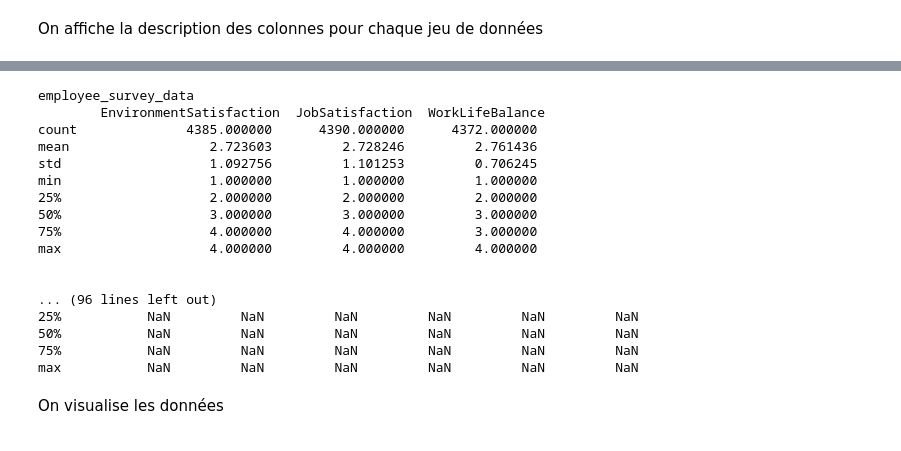
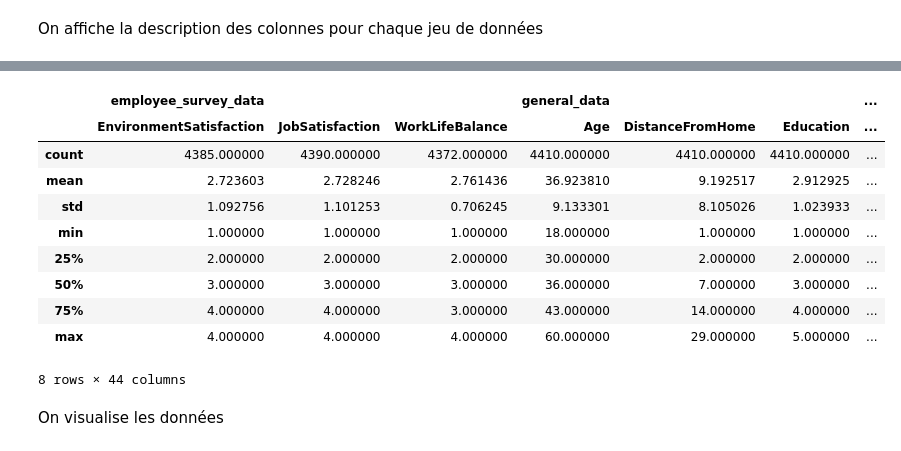
Before and after one commit to ArkaniosCesi/IA_project, a Jupyter notebook: Groupe2_IA.ipynb, the cells around one changed output, grey strips where cells are left out. Saved outputs shown, nothing was run; the diff lists cells and outputs as text; code cells hidden in the pictures.

```diff
--- a/Groupe2_IA.ipynb
+++ b/Groupe2_IA.ipynb
@@ -121,24 +118,17 @@ None
 # %%
-for key in data.keys():
-    print(key+'\n', data[key].describe(), "\n"*3)
+general_df.describe()
 # %% [output]
+|  | employee_survey_data |  |  | general_data |  |  | ... |
+|  | EnvironmentSatisfaction | JobSatisfaction | WorkLifeBalance | Age | DistanceFromHome | Education | ... |
+| count | 4385.000000 | 4390.000000 | 4372.000000 | 4410.000000 | 4410.000000 | 4410.000000 | ... |
+| mean | 2.723603 | 2.728246 | 2.761436 | 36.923810 | 9.192517 | 2.912925 | ... |
+| std | 1.092756 | 1.101253 | 0.706245 | 9.133301 | 8.105026 | 1.023933 | ... |
+| min | 1.000000 | 1.000000 | 1.000000 | 18.000000 | 1.000000 | 1.000000 | ... |
+| 25% | 2.000000 | 2.000000 | 2.000000 | 30.000000 | 2.000000 | 2.000000 | ... |
+| 50% | 3.000000 | 3.000000 | 3.000000 | 36.000000 | 7.000000 | 3.000000 | ... |
+| 75% | 4.000000 | 4.000000 | 3.000000 | 43.000000 | 14.000000 | 4.000000 | ... |
+| max | 4.000000 | 4.000000 | 4.000000 | 60.000000 | 29.000000 | 5.000000 | ... |
-employee_survey_data
-        EnvironmentSatisfaction  JobSatisfaction  WorkLifeBalance
-count              4385.000000      4390.000000      4372.000000
-mean                  2.723603         2.728246         2.761436
-std                   1.092756         1.101253         0.706245
-min                   1.000000         1.000000         1.000000
-25%                   2.000000         2.000000         2.000000
-50%                   3.000000         3.000000         3.000000
-75%                   4.000000         4.000000         3.000000
-max                   4.000000         4.000000         4.000000
-
-
-... (96 lines left out)
-25%           NaN         NaN         NaN         NaN         NaN         NaN
-50%           NaN         NaN         NaN         NaN         NaN         NaN
-75%           NaN         NaN         NaN         NaN         NaN         NaN
-max           NaN         NaN         NaN         NaN         NaN         NaN
+8 rows × 44 columns
 # %% [markdown]
 On visualise les données
 # %%
```
Also changed, not shown: parts of 34 cells of this notebook.
